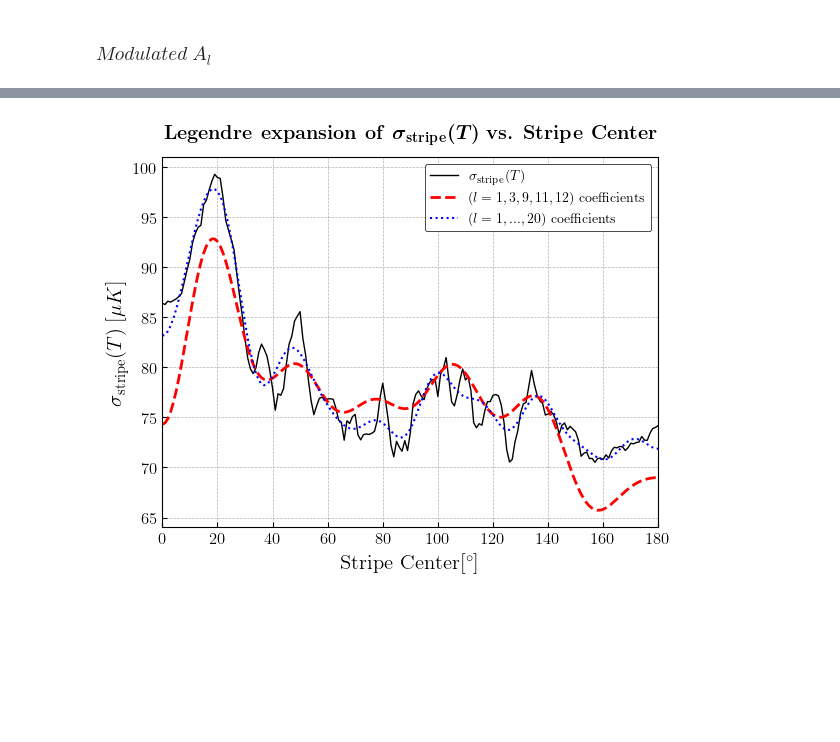
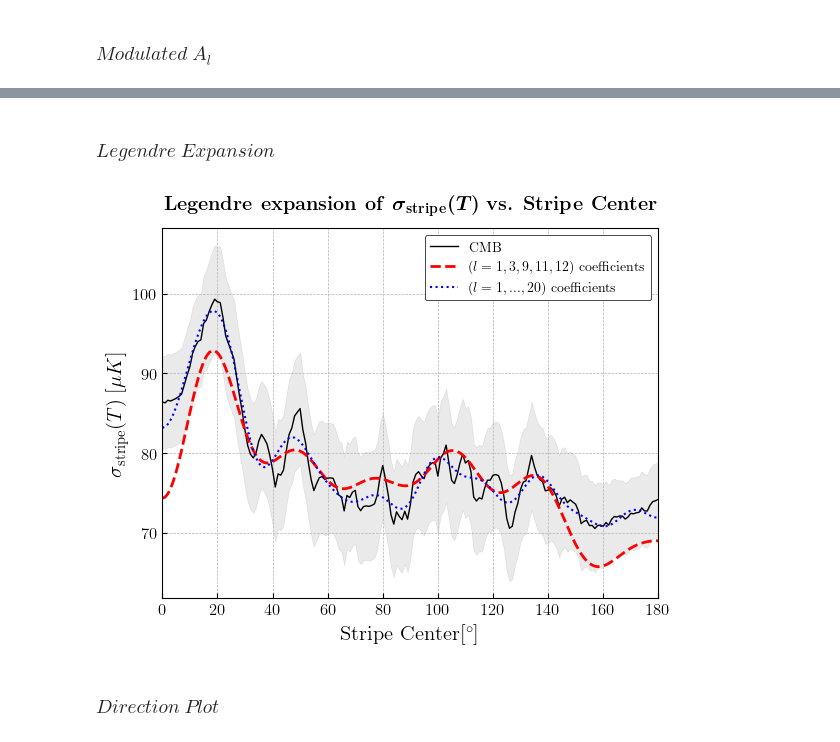
Before and after one commit to jamshidi3d/cmb_anomaly_detection, a Jupyter notebook: plotting.ipynb, the cells around one changed output, grey strips where cells are left out. Drawn from its saved outputs; the diff is of its cells as text; code cells hidden in the pictures; blank space fills up the shorter version.

```diff
--- a/plotting.ipynb
+++ b/plotting.ipynb
@@ -101,7 +102,7 @@ kwargs = {
 'tpcf_mode':    cau.const.TPCF_TT,
 }
 
-plt_mode = 'scatter' #'errorbar' #scatter
+plt_mode = 'errorbar' #scatter
 
 cmb_a_l     = cau.file_reader.read_cmb_a_l(**kwargs)
 l_range  = np.arange(len(cmb_a_l))
@@ -164,7 +165,7 @@ with plt.style.context('bmh'):
     ax.set_facecolor('white')
     # Limits
     ax.set_xlim(xmin = 1 - 0.1, xmax = l_range[-1] + 0.1)
-    ax.set_ylim(ymin = - 0.2, ymax = 0.2)
+    ax.set_ylim(ymin = - 0.15, ymax = 0.15)
     ax.set_xticks(l_range[1:])
     # Axis colors
     for spine in ax.spines.keys(): ax.spines[spine].set_color('k')
@@ -271,3 +294,5 @@ for _l, _a_l, _delta_a_l in zip(l_range[1:], cmb_a_l[1:], np.std(sims_a_l, axis=
+# %% [markdown]
+### $Legendre$ $Expansion$
 # %%
 kwargs = {
 'base_path':    './output/measure_results_mac_dir/',
@@ -285,6 +310,8 @@ cmb_a_l  = cau.file_reader.read_cmb_a_l(**kwargs)
 l_range  = np.arange(len(cmb_a_l))
 geom_range  = cau.file_reader.read_geom_range_precalc(**kwargs)
 cmb_measure = cau.file_reader.read_cmb_precalc(**kwargs)
+sims_measure = np.loadtxt("./output/sims_modulated_measures.txt")
+sims_std    = np.std(sims_measure, axis=0)
 
 monopole = np.mean(cmb_measure)
 
@@ -300,37 +327,37 @@ cos_theta = np.cos(np.radians(geom_range))
 
 with plt.style.context('bmh'):
     fig, ax=plt.subplots()
     ax.fill_between(geom_range, cmb_measure - sims_std, cmb_measure + sims_std, color = (0.2,0.2,0.2, 0.1))
     # cmb
     ax.plot(geom_range, cmb_measure,
-            color='k', linewidth=1)
+            color='k', linewidth=1, label=r'CMB')
     # cmb legendre nonzero a_l
     al_pl_nonzero = np.array([nonzero_a_l[l] * cau.math_utils.legendre(l, cos_theta) for l in l_range])
     ax.plot(geom_range, monopole * np.sum(al_pl_nonzero, axis=0),
-            color='r',linestyle='--', lw=2)
+            color='r',linestyle='--', lw=2, label=r'($l=1, 3, 9, 11, 12$) coefficients')
 #     # cmb legendre all a_l
     al_pl_all = np.array([cmb_a_l[l] * cau.math_utils.legendre(l, cos_theta) for l in l_range])
     ax.plot(geom_range, monopole * np.sum(al_pl_all, axis=0),
-            linewidth=1.5, color='b',linestyle=':')
+            linewidth=1.5, color='b',linestyle=':', label = r'($l=1, ..., 20$) coefficients')
     ax.set_xlabel(r'Stripe Center[$^\circ$]',size=15)
     measure_text = r'$\sigma_{\mathrm{stripe}}(T)$'
     ax.set_ylabel(measure_text + r'$\; [\mu K]$',size=15)
     ax.set_title(r'\textbf{Legendre expansion of }'+ r'\boldmath{{{}}}'.format(measure_text) + \
                 r' \textbf{vs. Stripe Center}',
                  y=1.03)
-    ax.legend([measure_text,
-               r'($l=1, 3, 9, 11, 12$) coefficients',
-               r'($l=1, ..., 20$) coefficients'])
+    ax.legend()
     ax.set_facecolor('white')
     # Limits
     ax.set_xlim(xmin = 0, xmax = 180)
 #     ax.set_ylim(ymin = - 0.2, ymax = 0.2)
     # Axis colors
     for spine in ax.spines.keys(): ax.spines[spine].set_color('k')
     # Save fig
     fpath = './output/plots/inpainted/stripe/stripe_std_vs_legendre_expansion'
     fig.savefig(f'{fpath}.pdf', facecolor=(1,1,1,0), dpi=300, transparent=True)
     fig.savefig(f'{fpath}.png', facecolor=(1,1,1,0), dpi=300, transparent=True)
 plt.show()
 # %% [output]
-[figure, old version]
+[figure, new version]
+# %% [markdown]
+### $Direction$ $Plot$
```
Also changed, not shown: parts of 4 cells of this notebook, 2 other files.
